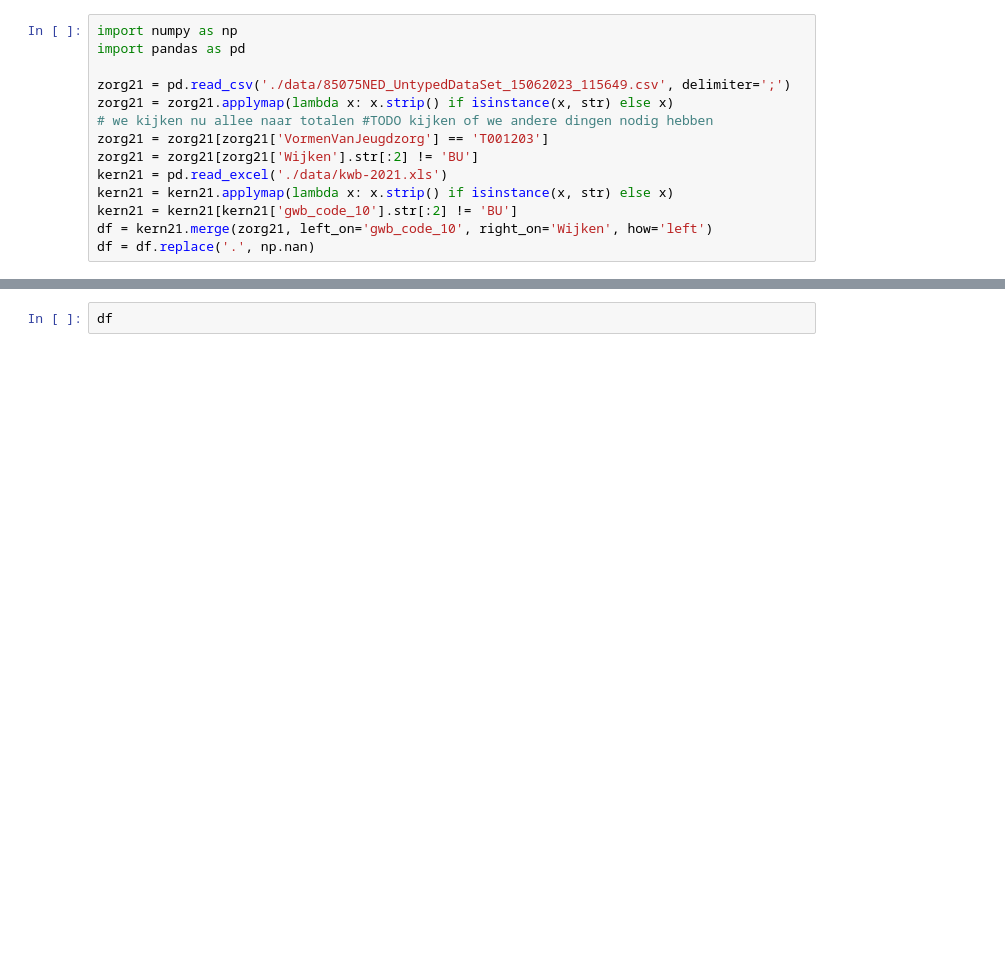
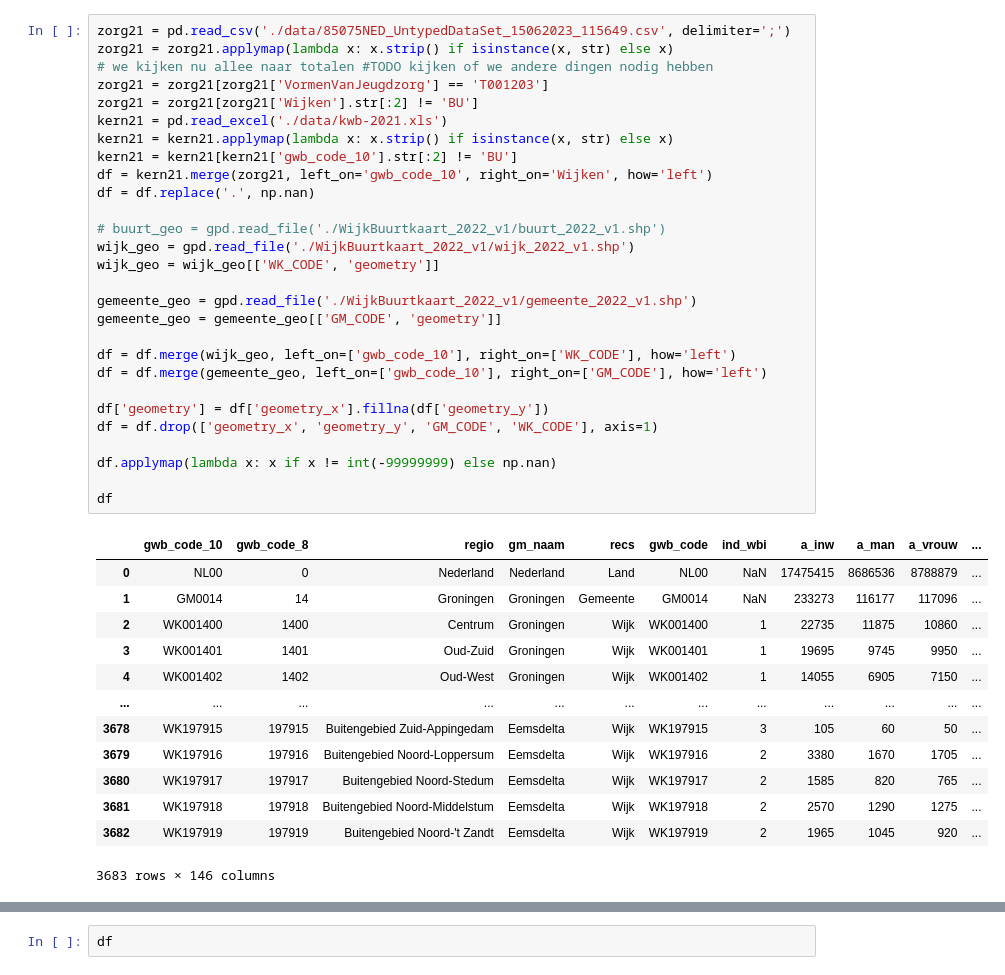
Before and after one commit to semkjaer/capybara1.0, a Jupyter notebook: sem.ipynb, the cells around one changed output, grey strips where cells are left out. Saved outputs shown, nothing was run; the diff lists cells and outputs as text; blank space fills up the shorter version.

```diff
--- a/sem.ipynb
+++ b/sem.ipynb
@@ -1,14 +9,42 @@
 # %%
-import numpy as np
-import pandas as pd
-
 zorg21 = pd.read_csv('./data/85075NED_UntypedDataSet_15062023_115649.csv', delimiter=';')
 zorg21 = zorg21.applymap(lambda x: x.strip() if isinstance(x, str) else x)
 # we kijken nu allee naar totalen #TODO kijken of we andere dingen nodig hebben
 zorg21 = zorg21[zorg21['VormenVanJeugdzorg'] == 'T001203']
 zorg21 = zorg21[zorg21['Wijken'].str[:2] != 'BU']
 kern21 = pd.read_excel('./data/kwb-2021.xls')
 kern21 = kern21.applymap(lambda x: x.strip() if isinstance(x, str) else x)
 kern21 = kern21[kern21['gwb_code_10'].str[:2] != 'BU']
 df = kern21.merge(zorg21, left_on='gwb_code_10', right_on='Wijken', how='left')
 df = df.replace('.', np.nan)
+
+# buurt_geo = gpd.read_file('./WijkBuurtkaart_2022_v1/buurt_2022_v1.shp')
+wijk_geo = gpd.read_file('./WijkBuurtkaart_2022_v1/wijk_2022_v1.shp')
+wijk_geo = wijk_geo[['WK_CODE', 'geometry']]
+
+gemeente_geo = gpd.read_file('./WijkBuurtkaart_2022_v1/gemeente_2022_v1.shp')
+gemeente_geo = gemeente_geo[['GM_CODE', 'geometry']]
+
+df = df.merge(wijk_geo, left_on=['gwb_code_10'], right_on=['WK_CODE'], how='left')
+df = df.merge(gemeente_geo, left_on=['gwb_code_10'], right_on=['GM_CODE'], how='left')
+
+df['geometry'] = df['geometry_x'].fillna(df['geometry_y'])
+df = df.drop(['geometry_x', 'geometry_y', 'GM_CODE', 'WK_CODE'], axis=1)
+
+df.applymap(lambda x: x if x != int(-99999999) else np.nan)
+
+df
+# %% [output]
+|  | gwb_code_10 | gwb_code_8 | regio | gm_naam | recs | gwb_code | ind_wbi | a_inw | a_man | a_vrouw | ... |
+| 0 | NL00 | 0 | Nederland | Nederland | Land | NL00 | NaN | 17475415 | 8686536 | 8788879 | ... |
+| 1 | GM0014 | 14 | Groningen | Groningen | Gemeente | GM0014 | NaN | 233273 | 116177 | 117096 | ... |
+| 2 | WK001400 | 1400 | Centrum | Groningen | Wijk | WK001400 | 1 | 22735 | 11875 | 10860 | ... |
+| 3 | WK001401 | 1401 | Oud-Zuid | Groningen | Wijk | WK001401 | 1 | 19695 | 9745 | 9950 | ... |
+| 4 | WK001402 | 1402 | Oud-West | Groningen | Wijk | WK001402 | 1 | 14055 | 6905 | 7150 | ... |
+| ... | ... | ... | ... | ... | ... | ... | ... | ... | ... | ... | ... |
+| 3678 | WK197915 | 197915 | Buitengebied Zuid-Appingedam | Eemsdelta | Wijk | WK197915 | 3 | 105 | 60 | 50 | ... |
+| 3679 | WK197916 | 197916 | Buitengebied Noord-Loppersum | Eemsdelta | Wijk | WK197916 | 2 | 3380 | 1670 | 1705 | ... |
+| 3680 | WK197917 | 197917 | Buitengebied Noord-Stedum | Eemsdelta | Wijk | WK197917 | 2 | 1585 | 820 | 765 | ... |
+| 3681 | WK197918 | 197918 | Buitengebied Noord-Middelstum | Eemsdelta | Wijk | WK197918 | 2 | 2570 | 1290 | 1275 | ... |
+| 3682 | WK197919 | 197919 | Buitengebied Noord-'t Zandt | Eemsdelta | Wijk | WK197919 | 2 | 1965 | 1045 | 920 | ... |
+3683 rows × 146 columns
```
Also changed, not shown: parts of 10 cells of this notebook, 1 other file.
